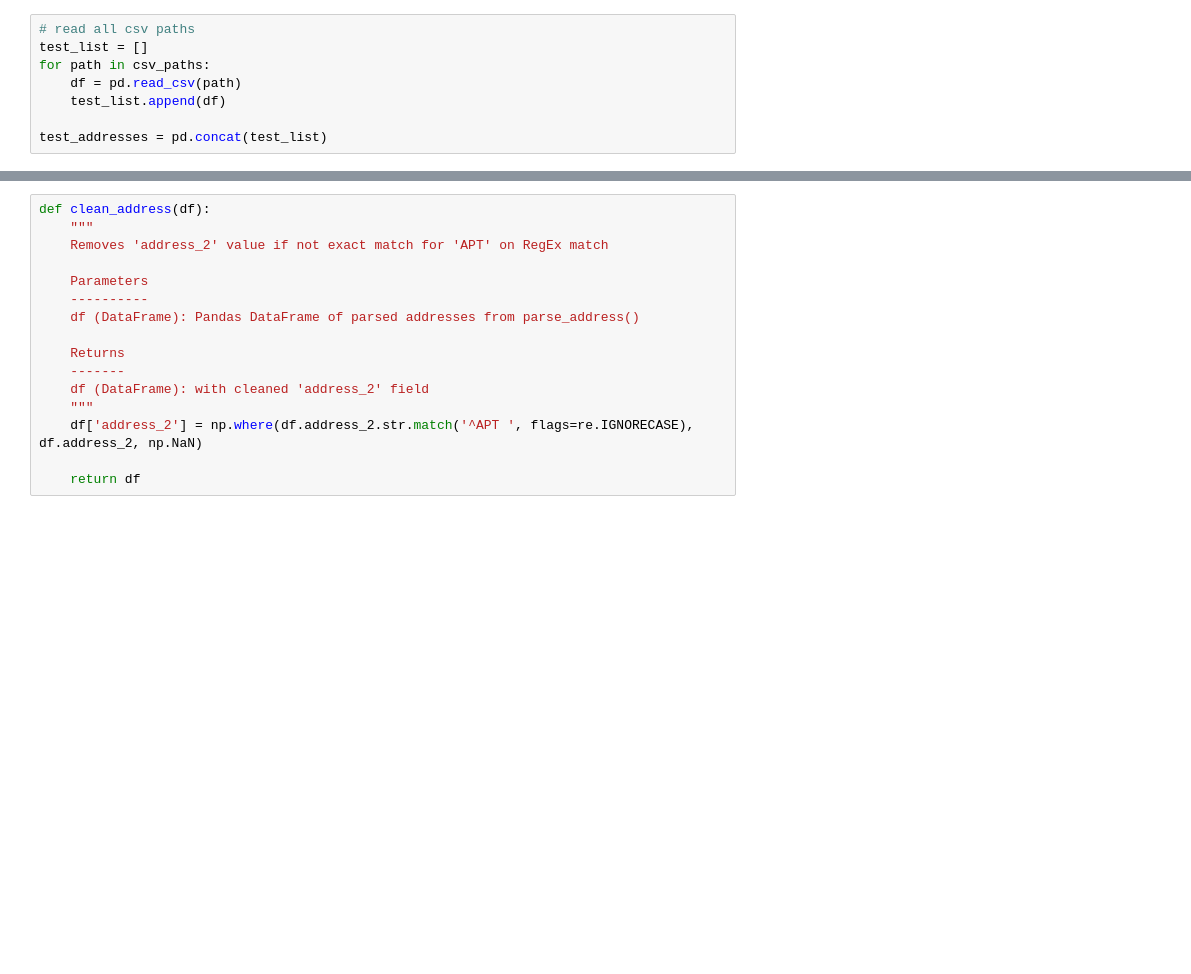
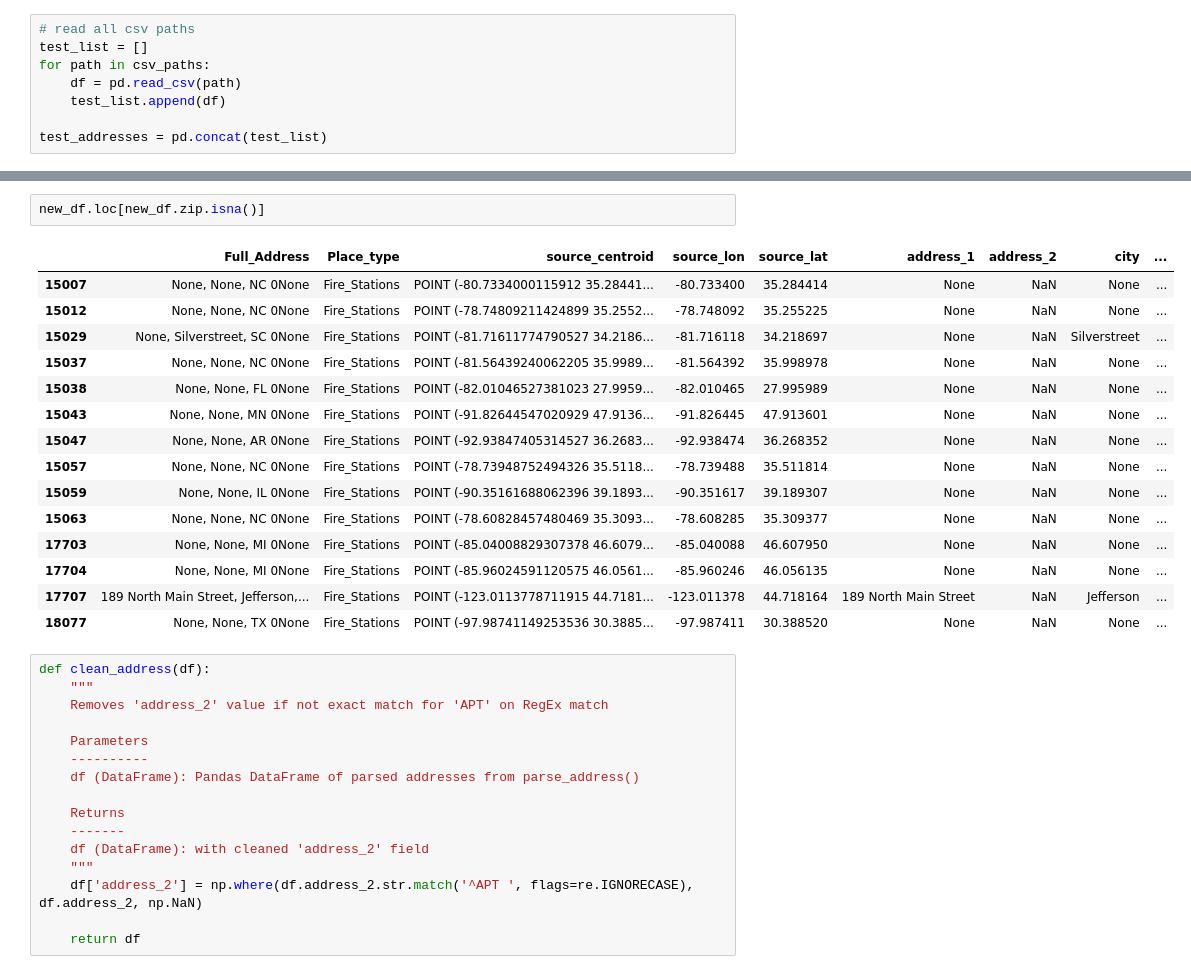
Before and after one commit to brian-cy-chang/UW_Geospatial, a Jupyter notebook: notebooks/OMOP.ipynb, the cells around one changed output, grey strips where cells are left out. Saved outputs shown, nothing was run; the diff lists cells and outputs as text; blank space fills up the shorter version.

```diff
--- a/notebooks/OMOP.ipynb
+++ b/notebooks/OMOP.ipynb
@@ -217,3 +239,21 @@ new_df = parse_address(test_addresses, state_full_pattern, state_abbr_pattern)
+# %%
+new_df.loc[new_df.zip.isna()]
+# %% [output]
+|  | Full_Address | Place_type | source_centroid | source_lon | source_lat | address_1 | address_2 | city | ... |
+| 15007 | None, None, NC 0None | Fire_Stations | POINT (-80.7334000115912 35.28441... | -80.733400 | 35.284414 | None | NaN | None | ... |
+| 15012 | None, None, NC 0None | Fire_Stations | POINT (-78.74809211424899 35.2552... | -78.748092 | 35.255225 | None | NaN | None | ... |
+| 15029 | None, Silverstreet, SC 0None | Fire_Stations | POINT (-81.71611774790527 34.2186... | -81.716118 | 34.218697 | None | NaN | Silverstreet | ... |
+| 15037 | None, None, NC 0None | Fire_Stations | POINT (-81.56439240062205 35.9989... | -81.564392 | 35.998978 | None | NaN | None | ... |
+| 15038 | None, None, FL 0None | Fire_Stations | POINT (-82.01046527381023 27.9959... | -82.010465 | 27.995989 | None | NaN | None | ... |
+| 15043 | None, None, MN 0None | Fire_Stations | POINT (-91.82644547020929 47.9136... | -91.826445 | 47.913601 | None | NaN | None | ... |
+| 15047 | None, None, AR 0None | Fire_Stations | POINT (-92.93847405314527 36.2683... | -92.938474 | 36.268352 | None | NaN | None | ... |
+| 15057 | None, None, NC 0None | Fire_Stations | POINT (-78.73948752494326 35.5118... | -78.739488 | 35.511814 | None | NaN | None | ... |
+| 15059 | None, None, IL 0None | Fire_Stations | POINT (-90.35161688062396 39.1893... | -90.351617 | 39.189307 | None | NaN | None | ... |
+| 15063 | None, None, NC 0None | Fire_Stations | POINT (-78.60828457480469 35.3093... | -78.608285 | 35.309377 | None | NaN | None | ... |
+| 17703 | None, None, MI 0None | Fire_Stations | POINT (-85.04008829307378 46.6079... | -85.040088 | 46.607950 | None | NaN | None | ... |
+| 17704 | None, None, MI 0None | Fire_Stations | POINT (-85.96024591120575 46.0561... | -85.960246 | 46.056135 | None | NaN | None | ... |
+| 17707 | 189 North Main Street, Jefferson,... | Fire_Stations | POINT (-123.0113778711915 44.7181... | -123.011378 | 44.718164 | 189 North Main Street | NaN | Jefferson | ... |
+| 18077 | None, None, TX 0None | Fire_Stations | POINT (-97.98741149253536 30.3885... | -97.987411 | 30.388520 | None | NaN | None | ... |
 # %%
 def clean_address(df):
     """
```
Also changed, not shown: parts of 8 cells of this notebook, 1 other file.
